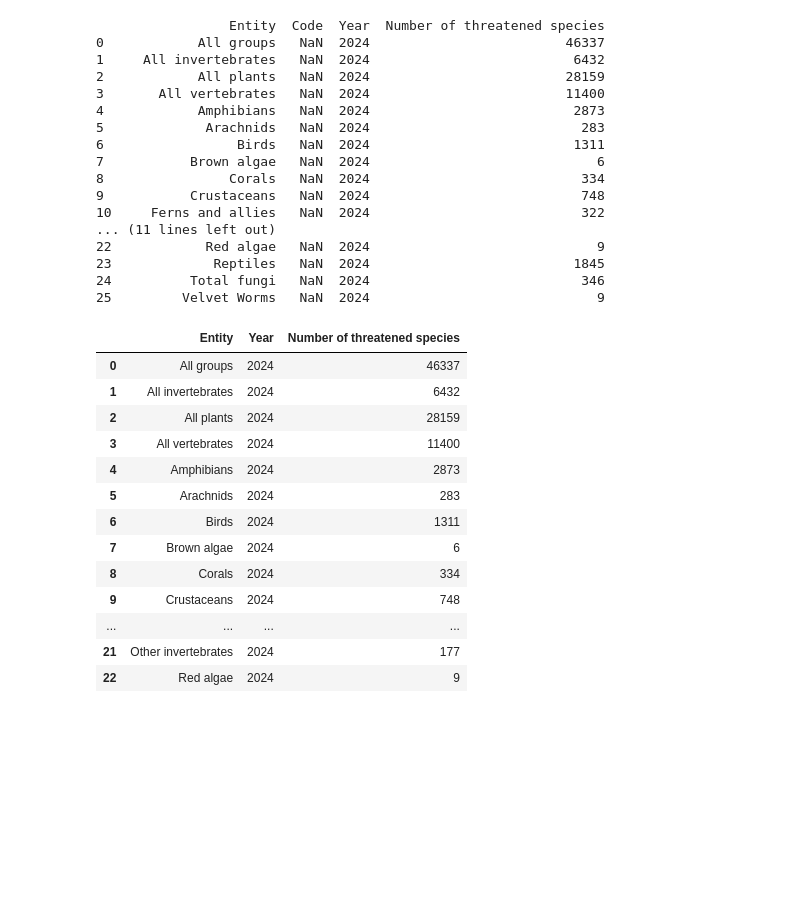
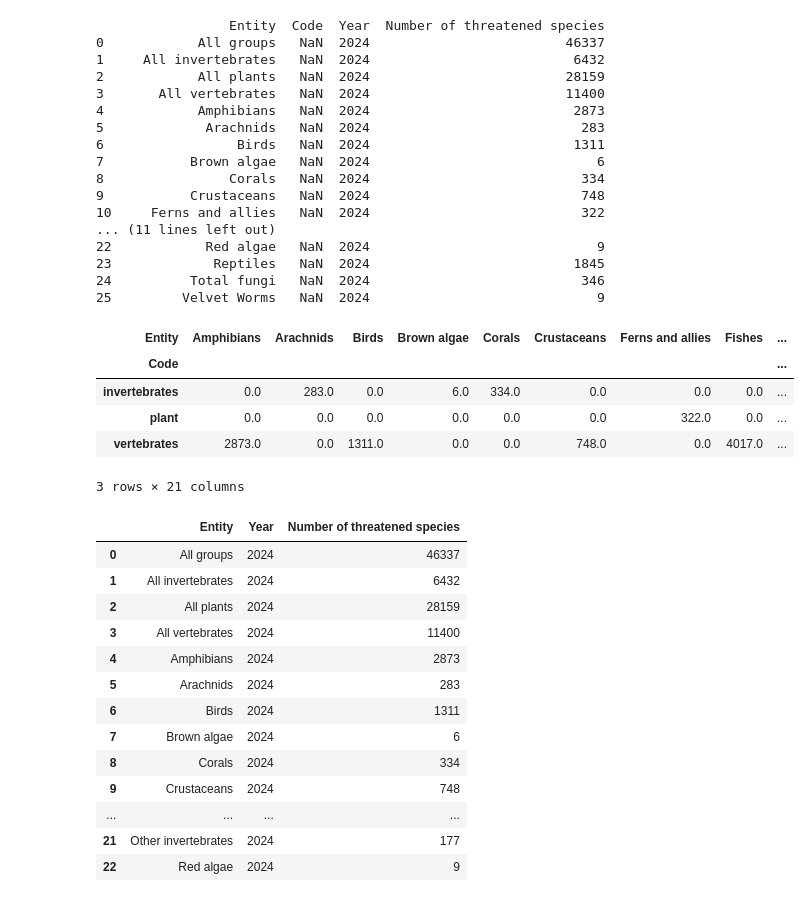
Before and after one commit to ashahi697/WildLifeConservation, a Jupyter notebook: FinalProject.ipynb, the cells around one changed output. Saved outputs shown, nothing was run; the diff lists cells and outputs as text; code cells hidden in the pictures; blank space fills up the shorter version.

```diff
--- a/FinalProject.ipynb
+++ b/FinalProject.ipynb
@@ -23,4 +26,47 @@ print(df)
 23             Reptiles   NaN  2024                          1845
 24          Total fungi   NaN  2024                           346
 25         Velvet Worms   NaN  2024                             9
+# %%
+# Copied the main dataframe for stack bar chart for later use
+copy_main_df = df.copy()
+
+# Dropped the unecessary rows
+copy_main_df = copy_main_df.drop([0,1,2,3,24])
+
+
+# Used the Code column and set the value to be invertebrates, fungi, vertebrates, or plants
+copy_main_df['Code'] = ['vertebrates',
+                        'invertebrates',
+                        'vertebrates',
+                        'invertebrates',
+                        'invertebrates',
+                        'vertebrates',
+                        'plant',
+                        'vertebrates',
+                        'plant',
+                        'plant',
+                        'plant',
+                        'invertebrates',
+                        'invertebrates',
+                        'vertebrates',
+                        'invertebrates',
+                        'plant',
+                        'plant',
+                        'invertebrates',
+                        'plant',
+                        'vertebrates',
+                        'invertebrates'
+                       ]
+
+# Changed dataframe so the Code column becomes the index. Created a pivot table to prepare for stacked bar chart.
+# Used fill_value to set the NaN to 0
+pivot_df = copy_main_df.pivot_table(index = "Code", columns="Entity", values="Number of threatened species", fill_value=0)
+pivot_df
+# %% [output]
+| Entity | Amphibians | Arachnids | Birds | Brown algae | Corals | Crustaceans | Ferns and allies | Fishes | ... |
+| Code |  |  |  |  |  |  |  |  | ... |
+| invertebrates | 0.0 | 283.0 | 0.0 | 6.0 | 334.0 | 0.0 | 0.0 | 0.0 | ... |
+| plant | 0.0 | 0.0 | 0.0 | 0.0 | 0.0 | 0.0 | 322.0 | 0.0 | ... |
+| vertebrates | 2873.0 | 0.0 | 1311.0 | 0.0 | 0.0 | 748.0 | 0.0 | 4017.0 | ... |
+3 rows × 21 columns
 # %%
```
Also changed, not shown: parts of 17 cells of this notebook.
